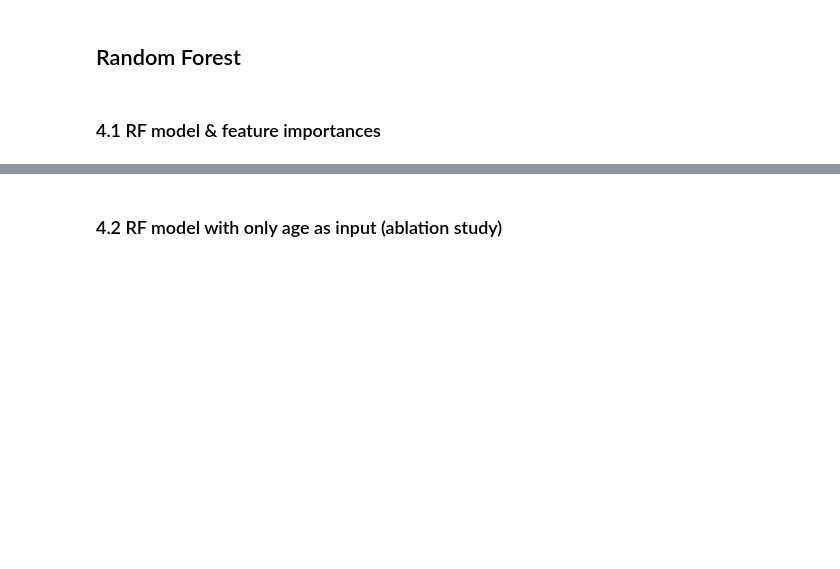
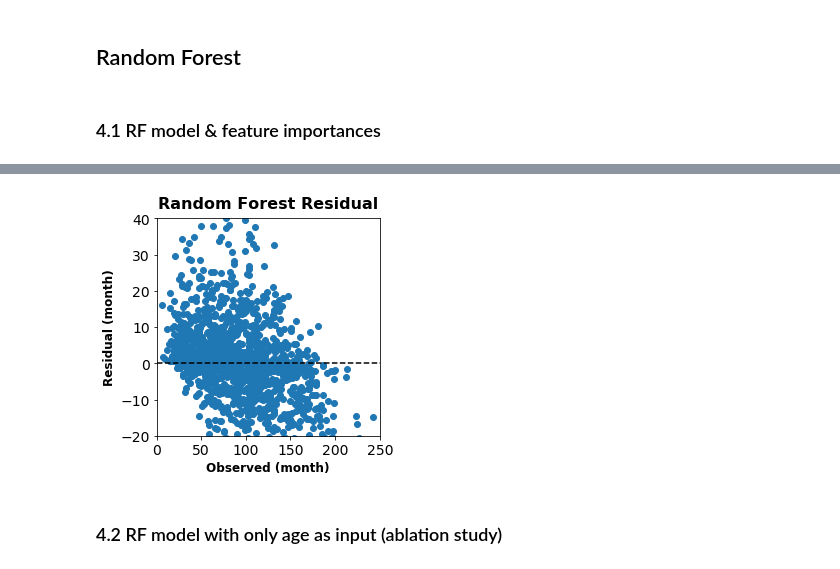
Before and after one commit to Clairehw/LifeSpan, a Jupyter notebook: LifeSpan.ipynb, the cells around one changed output, grey strips where cells are left out. Drawn from its saved outputs; the diff is of its cells as text; code cells hidden in the pictures; blank space fills up the shorter version.

```diff
--- a/LifeSpan.ipynb
+++ b/LifeSpan.ipynb
@@ -393,21 +375,23 @@ plt.show()
 # %%
 # plot residual graphs
 
 # residual = np.absolute(y_test_rf - y_test)
 residual = y_test_rf - y_test
 
 plt.figure(figsize= (4,4))
 plt.scatter(y_test[:1500], residual[:1500])
-plt.axhline(y=rf_mae, color ='k', linestyle ='--')
+plt.axhline(y=0, color ='k', linestyle ='--')
 plt.xlim(0, 250)
 plt.ylim(-20, 40)
 plt.title('Random Forest Residual', fontsize =16, fontweight = 'bold', pad =10)
 plt.xlabel('Observed (month)',fontsize =12, fontweight = 'bold')
 plt.ylabel('Residual (month)',fontsize =12, fontweight = 'bold')
 plt.xticks(fontsize = 14)
 plt.yticks(fontsize = 14)
-# plt.show()
+plt.show()
 # plt.savefig('RF Residual.png', dpi =400)
+# %% [output]
+[figure, added]
 # %% [markdown]
 ### 4.2 RF model with only age as input (ablation study)
 # %%
```
Also changed, not shown: parts of 27 cells of this notebook.
